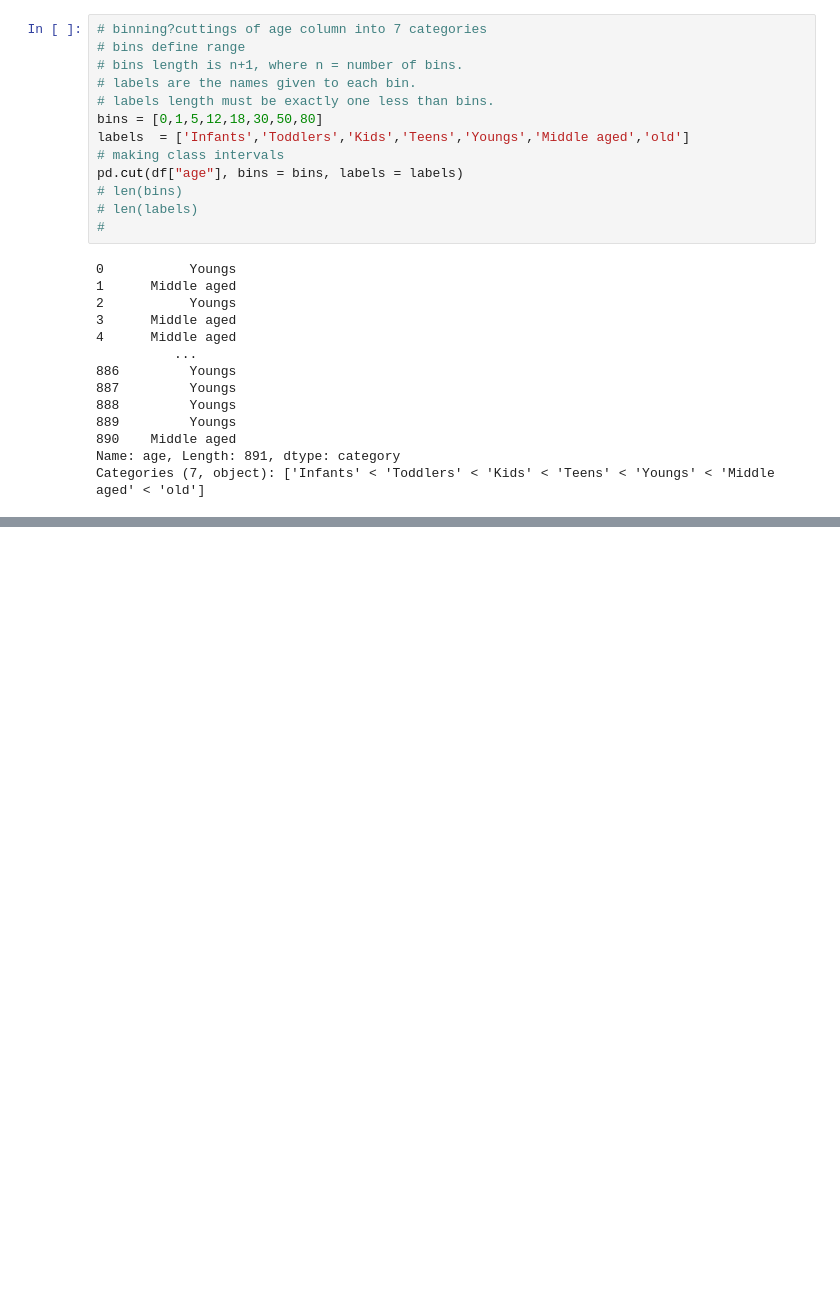
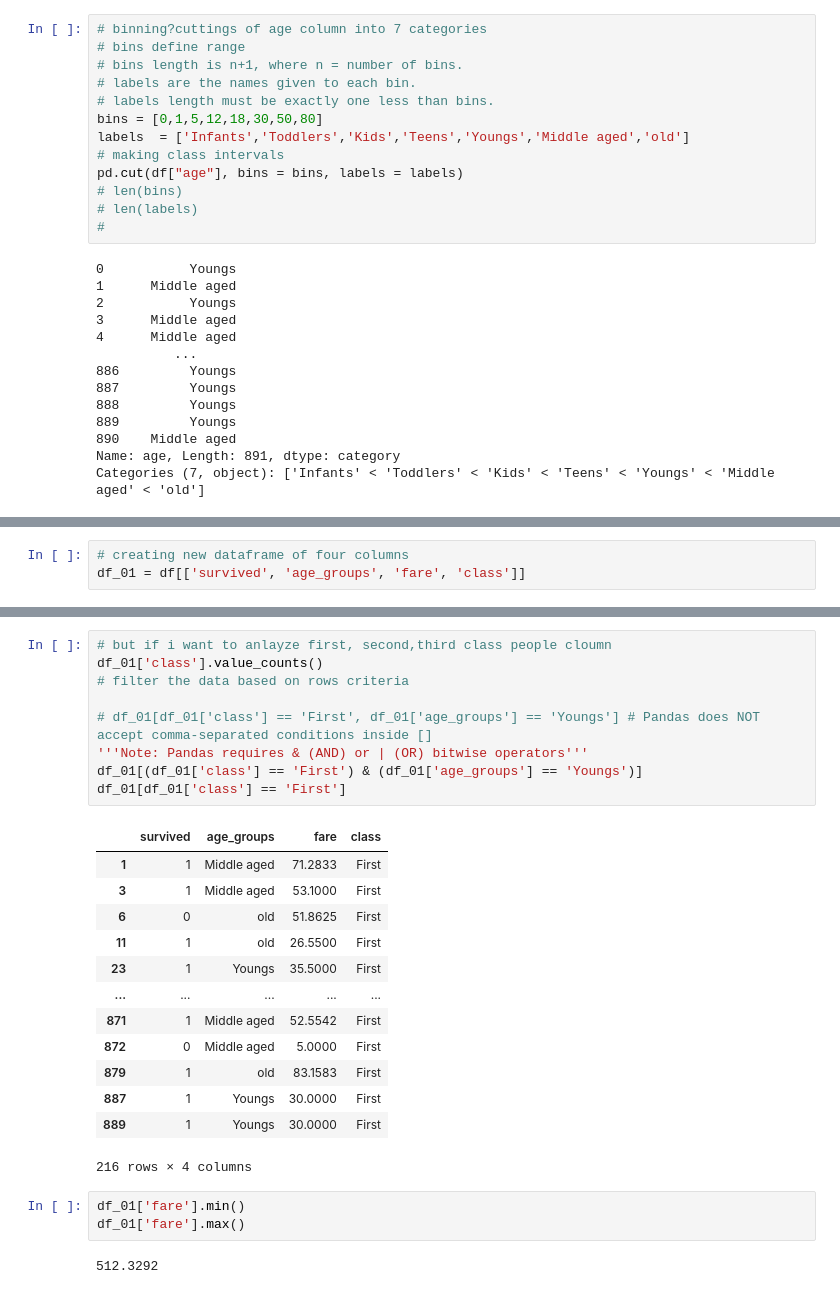
Before and after one commit to saqib52/DataScience_52-ML-DL, a Jupyter notebook: pandas/01_pandas.ipynb, the cells around one changed output, grey strips where cells are left out. Saved outputs shown, nothing was run; the diff lists cells and outputs as text; blank space fills up the shorter version.

Commit message:
Pandas On Population Analysis

```diff
--- a/pandas/01_pandas.ipynb
+++ b/pandas/01_pandas.ipynb
@@ -515,0 +519,3 @@ result
+# %%
+# creating new dataframe of four columns
+df_01 = df[['survived', 'age_groups', 'fare', 'class']]
@@ -515,0 +537,28 @@ result
+# %%
+# but if i want to anlayze first, second,third class people cloumn
+df_01['class'].value_counts()
+# filter the data based on rows criteria
+
+# df_01[df_01['class'] == 'First', df_01['age_groups'] == 'Youngs'] # Pandas does NOT accept comma-separated conditions inside []
+'''Note: Pandas requires & (AND) or | (OR) bitwise operators'''
+df_01[(df_01['class'] == 'First') & (df_01['age_groups'] == 'Youngs')]
+df_01[df_01['class'] == 'First']
+# %% [output]
+|  | survived | age_groups | fare | class |
+| 1 | 1 | Middle aged | 71.2833 | First |
+| 3 | 1 | Middle aged | 53.1000 | First |
+| 6 | 0 | old | 51.8625 | First |
+| 11 | 1 | old | 26.5500 | First |
+| 23 | 1 | Youngs | 35.5000 | First |
+| ... | ... | ... | ... | ... |
+| 871 | 1 | Middle aged | 52.5542 | First |
+| 872 | 0 | Middle aged | 5.0000 | First |
+| 879 | 1 | old | 83.1583 | First |
+| 887 | 1 | Youngs | 30.0000 | First |
+| 889 | 1 | Youngs | 30.0000 | First |
+216 rows × 4 columns
+# %%
+df_01['fare'].min()
+df_01['fare'].max()
+# %% [output]
+512.3292
```
Also changed, not shown: parts of 5 cells of this notebook, 2 other files.
